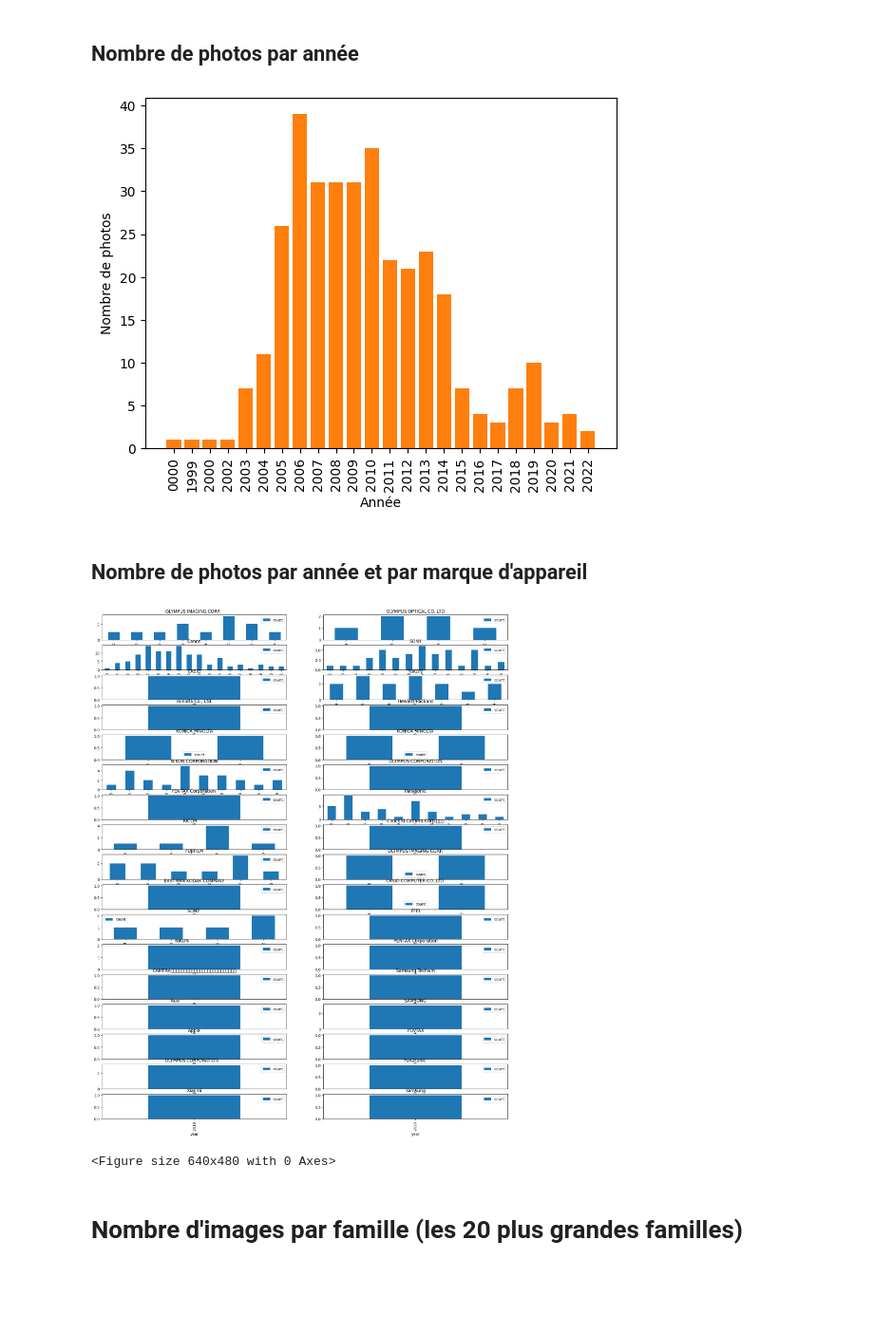
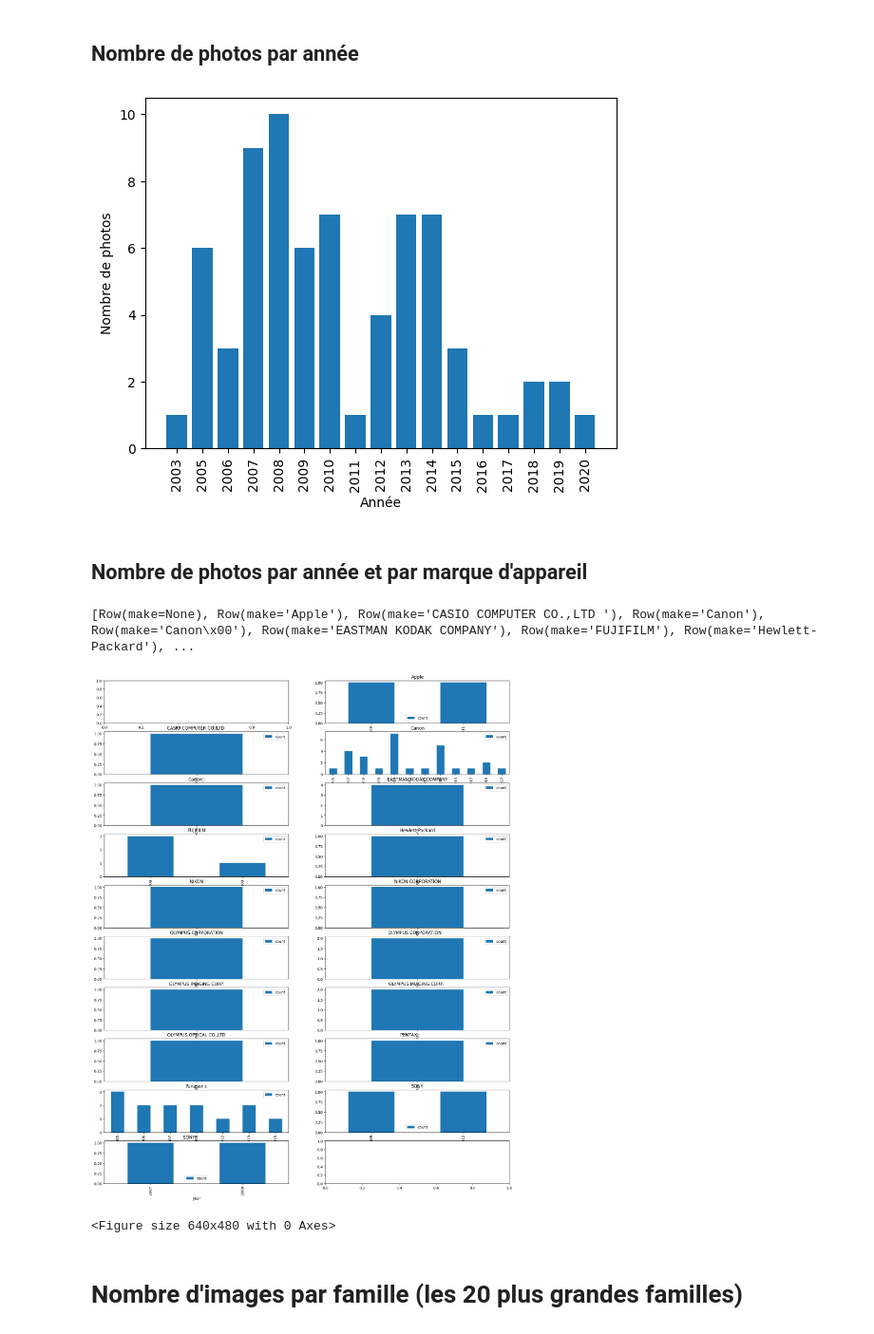
Before and after one commit to EBMBA/ICS-BigData-Project, a Jupyter notebook: Visualisation_Taxon.ipynb, the cells around one changed output. Shown at 95% size. Drawn from its saved outputs; the diff is of its cells as text; code cells hidden in the pictures; blank space fills up the shorter version.

Commit message:
wip: visualisation

```diff
--- a/Visualisation_Taxon.ipynb
+++ b/Visualisation_Taxon.ipynb
@@ -89,0 +95,8 @@ df
+# %%
+from pyspark.sql import SparkSession
+import json
+
+spark = SparkSession.builder.getOrCreate()
+dfspark = spark.createDataFrame(data)
+
+dfspark.show()
@@ -96,53 +147,57 @@ import json
 import math
 import matplotlib.pyplot as plot
 
-year_counts = df.groupby('year').size()
+# year_counts = df.groupby('year').size()
 
-plot.bar(year_counts.index, year_counts.values)
+# plot.bar(year_counts.index, year_counts.values)
+# plot.xlabel('Année')
+# plot.ylabel('Nombre de photos')
+# plot.xticks(rotation=90)
+#plot.show()
+
+years = [str(row['Year']) for row in year_counts.collect() if row['Year'] != None and row['Year'] != "0000"]
+numbers = [row['Number'] for row in year_counts.collect() if row['Year'] != None and row['Year'] != "0000" ]
+
+# On crée un graphique avec matplotlib
+plot.bar(years, numbers)
 plot.xlabel('Année')
 plot.ylabel('Nombre de photos')
 plot.xticks(rotation=90)
-#plot.show()
 
-from pandas.io.json import _normalize
-import pandas as pd
-import json
-import math
-import matplotlib.pyplot as plot
-
-year_counts = df.groupby('year').size()
-
-plot.bar(year_counts.index, year_counts.values)
-plot.xlabel('Année')
-plot.ylabel('Nombre de photos')
-plot.xticks(rotation=90)
-#plot.show()
 
 plot.savefig('./visualisation_images/years.png')
 # %% [output]
-[figure, old version]
+[figure, new version]
 # %% [markdown]
 ## Nombre de photos par année et par marque d'appareil
 # %%
-grouped = df.groupby(['year', 'make']).size()
+from pyspark.sql.functions import col
 
-grouped = grouped.reset_index(name='count')
+grouped = dfspark.groupby(['year', 'make']).agg({"make": "count"}).withColumnRenamed("count(make)", "count")
 
-nr = math.ceil(grouped['make'].nunique() / 2)
+grouped.createOrReplaceTempView("grouped")
+
+makes = spark.sql("SELECT DISTINCT make FROM grouped ORDER BY make").collect()
+
+nr = math.ceil(len(makes) / 2)
 fig, axes = plot.subplots(nrows=nr, ncols=2, figsize=(20, 25))
 
-for i, make in enumerate(grouped['make'].unique()):
-    g = grouped[grouped['make'] == make]
+for i, make in enumerate(makes):
+    if make[0] == None :
+        continue
+    g = spark.sql(f"SELECT year, count FROM grouped WHERE make = '{make[0]}' ORDER BY year")
+    g = g.toPandas()
     g.plot(
-        x="year", y="count", kind="bar", title=make, ax=axes[math.floor(i / 2), i % 2]
+        x="year", y="count", kind="bar", title=make[0], ax=axes[math.floor(i / 2), i % 2]
     )
 
 #plot.show()
 
 plot.savefig('./visualisation_images/devices.png')
 # %% [output]
+[Row(make=None), Row(make='Apple'), Row(make='CASIO COMPUTER CO.,LTD '), Row(make='Canon'), Row(make='Canon\x00'), Row(make='EASTMAN KODAK COMPANY'), Row(make='FUJIFILM'), Row(make='Hewlett-Packard'), ...
-[figure, old version]
+[figure, new version]
-<Figure size 640x480 with 0 Axes>
+<Figure size 640x480 with 0 Axes>
 # %% [markdown]
 # Nombre d'images par famille (les 20 plus grandes familles)
 # %%
```
Also changed, not shown: parts of 3 cells of this notebook, 2 other files.
